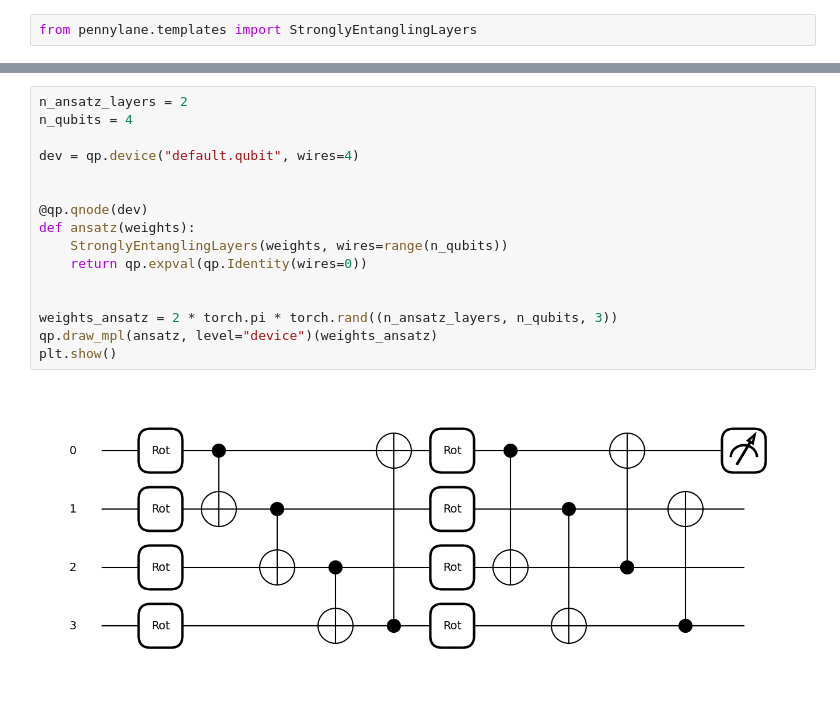
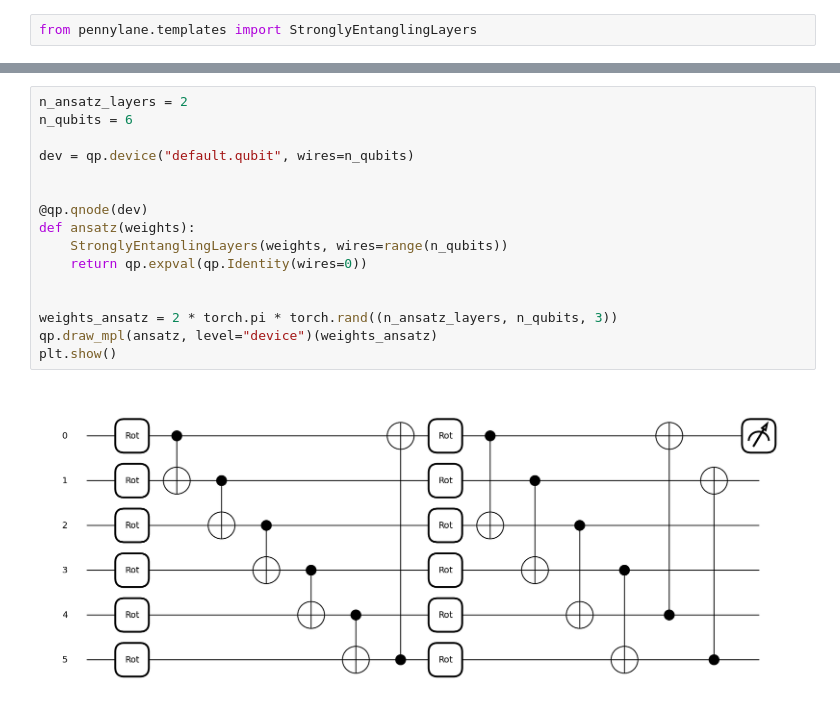
Before and after one commit to TiboADT/QML-Fourier-training, a Jupyter notebook: notebooks/Fourier.ipynb, the cells around one changed output, grey strips where cells are left out. Drawn from its saved outputs; the diff is of its cells as text.

```diff
--- a/notebooks/Fourier.ipynb
+++ b/notebooks/Fourier.ipynb
@@ -137,21 +137,21 @@ plt.show()
 # %%
 n_ansatz_layers = 2
-n_qubits = 4
+n_qubits = 6
 
-dev = qp.device("default.qubit", wires=4)
+dev = qp.device("default.qubit", wires=n_qubits)
 
 
 @qp.qnode(dev)
 def ansatz(weights):
     StronglyEntanglingLayers(weights, wires=range(n_qubits))
     return qp.expval(qp.Identity(wires=0))
 
 
 weights_ansatz = 2 * torch.pi * torch.rand((n_ansatz_layers, n_qubits, 3))
 qp.draw_mpl(ansatz, level="device")(weights_ansatz)
 plt.show()
 # %% [output]
-[figure, old version]
+[figure, new version]
 # %%
 scaling = 1
 
```
Also changed, not shown: parts of 11 cells of this notebook, 3 other files.
